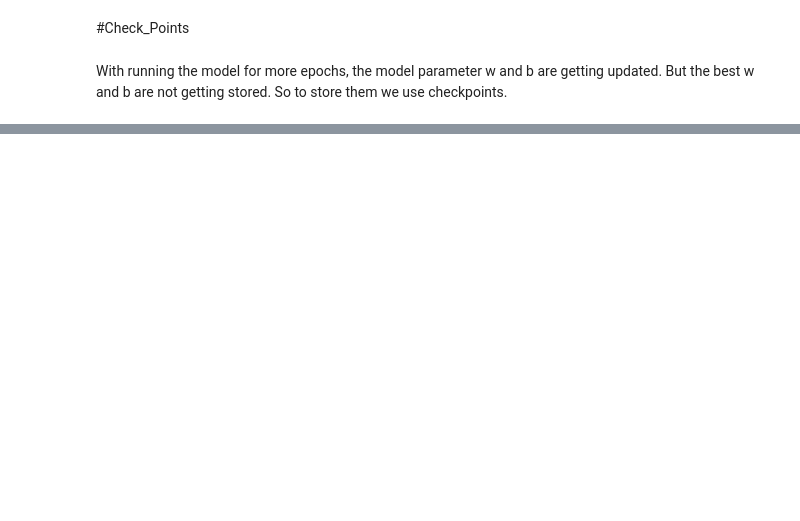
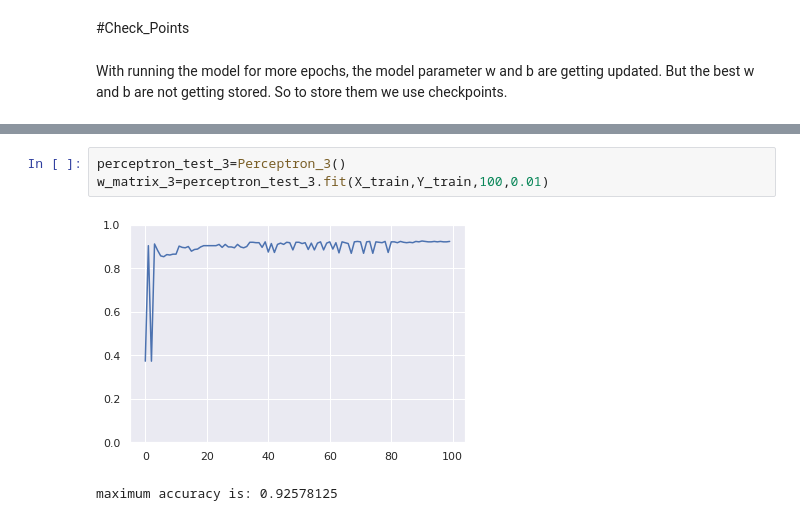
Before and after one commit to aryadeo/NEURAL_NETWORK_BASICS, a Jupyter notebook: Pereptron/Perceptron_detailed.ipynb, the cells around one changed output, grey strips where cells are left out. Saved outputs shown, nothing was run; the diff lists cells and outputs as text; blank space fills up the shorter version.

```diff
--- a/Pereptron/Perceptron_detailed.ipynb
+++ b/Pereptron/Perceptron_detailed.ipynb
@@ -220,0 +294,6 @@ plt.show()
+# %%
+perceptron_test_3=Perceptron_3()
+w_matrix_3=perceptron_test_3.fit(X_train,Y_train,100,0.01)
+# %% [output]
+[figure, added]
+maximum accuracy is: 0.92578125
```
Also changed, not shown: parts of 24 cells of this notebook.
